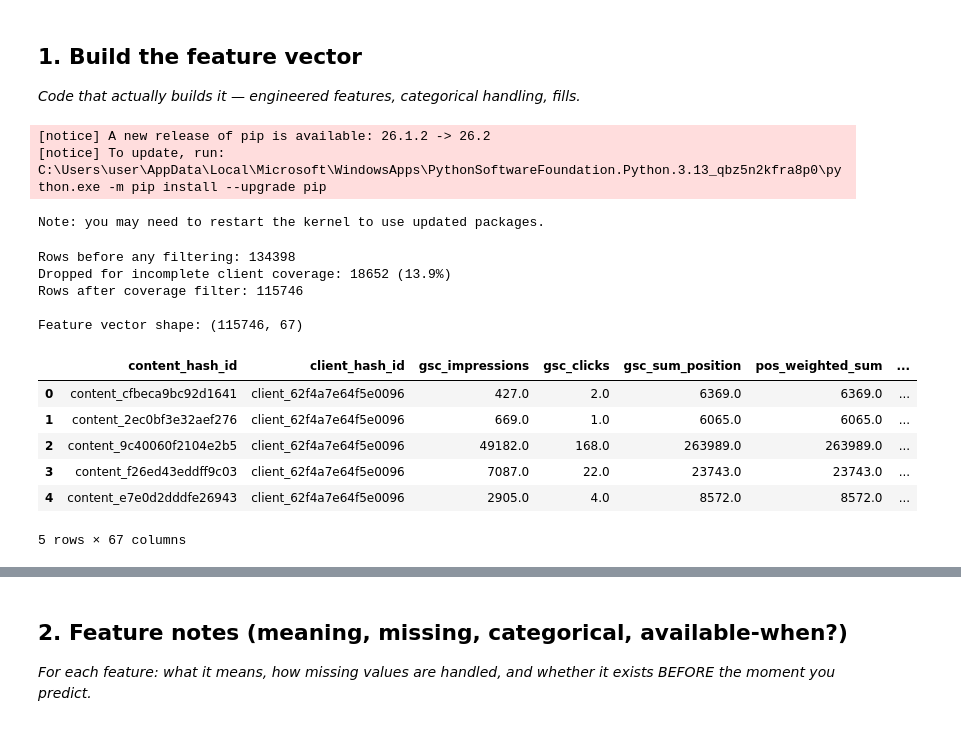
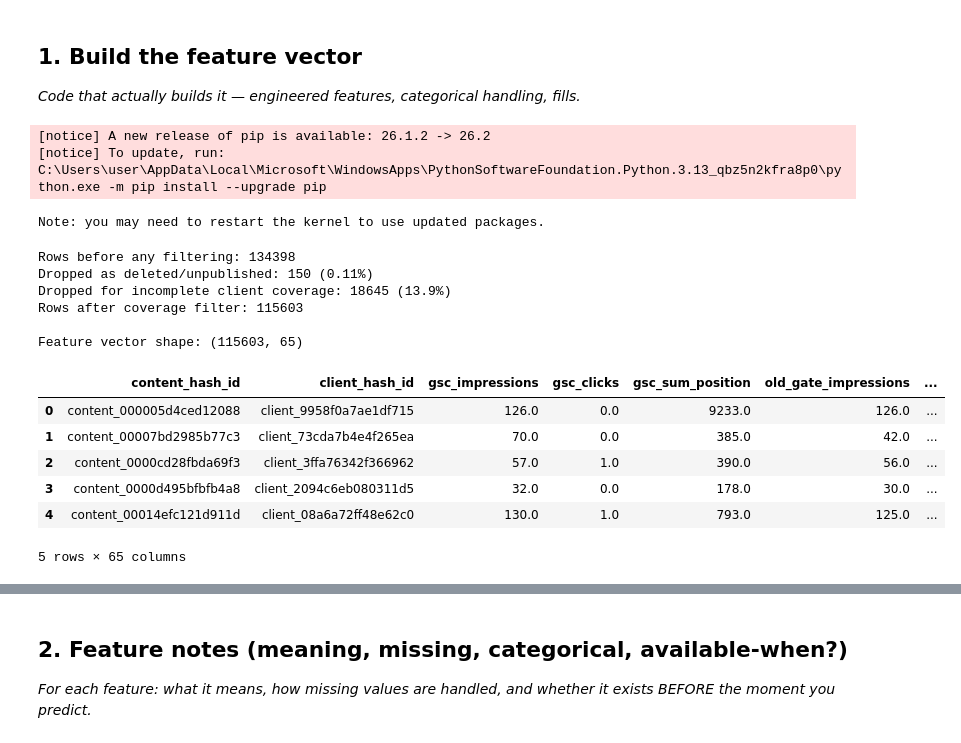
Before and after one commit to danielajetunmobi/flyrank, a Jupyter notebook: work/notebooks/w03_feature_leakage_check.ipynb, the cells around one changed output, grey strips where cells are left out. Saved outputs shown, nothing was run; the diff lists cells and outputs as text; code cells hidden in the pictures.

```diff
--- a/work/notebooks/w03_feature_leakage_check.ipynb
+++ b/work/notebooks/w03_feature_leakage_check.ipynb
@@ -51,8 +51,9 @@ WITH prior AS (
     SELECT content_hash_id, ANY_VALUE(client_hash_id) AS client_hash_id,
         SUM(gsc_impressions) AS gsc_impressions, SUM(gsc_clicks) AS gsc_clicks,
         SUM(gsc_sum_position) AS gsc_sum_position,
-        SUM(gsc_sum_position) FILTER (WHERE gsc_avg_position > 0) AS pos_weighted_sum,
-        SUM(gsc_impressions) FILTER (WHERE gsc_avg_position > 0) AS pos_weighted_impressions,
+        -- Reproduces the discarded gate (`gsc_avg_position > 0`) so the next
+        -- cell can measure what it used to throw away. Not a feature.
+        SUM(gsc_impressions) FILTER (WHERE gsc_avg_position > 0) AS old_gate_impressions,
         COUNT(*) FILTER (WHERE gsc_impressions > 0) AS days_with_impressions,
         COUNT(*) FILTER (WHERE ga4_sessions > 0) AS days_with_sessions,
         BOOL_OR(ga4_data_available) AS ga4_data_available,
@@ -74,19 +75,30 @@ WITH prior AS (
     GROUP BY content_hash_id
 ),
 future AS (
+
     SELECT content_hash_id, SUM(gsc_impressions) AS future_impressions
     FROM {REL}
     WHERE report_date >= DATE '{DECISION_DATE}'
-      AND report_date <= DATE '{DECISION_DATE}' + INTERVAL 30 DAY
+      AND report_date < DATE '{DECISION_DATE}' + INTERVAL 30 DAY
     GROUP BY content_hash_id
 )
 SELECT p.*, f.future_impressions
 FROM prior p JOIN future f USING (content_hash_id)
 WHERE p.trend_baseline_impr > 0 AND p.trend_recent_impr > 0
+-- Deterministic row order. Without it DuckDB may return rows in any order, so
+-- the train/test split shifts between runs even with a fixed seed -- results
+-- stop being reproducible from a fresh clone.
+ORDER BY content_hash_id
 """
 df = con.sql(query).df()
 
-df["gsc_avg_position"] = df["pos_weighted_sum"] / df["pos_weighted_impressions"].replace(0, np.nan)
+# Google's documented formula for GSC bulk-export data (https://support.google.com/webmasters/answer/12917991):
+#   average position (1-based) = SUM(sum_position) / SUM(impressions) + 1
+# sum_position is ZERO-based -- 0 is the top result. No filtering is needed:
+# zero-impression rows carry sum_position = 0, so they contribute nothing to
+# either side (verified: 0 rows violate this).
+df["gsc_avg_position"] = df["gsc_sum_position"] / df["gsc_impressions"] + 1
+assert df["gsc_avg_position"].notna().all(), "cohort should guarantee prior-window impressions"
 
 # dim_content carries its own client_hash_id; dropping it avoids a column
 # collision that silently breaks the dim_clients merge below.
@@ -98,6 +110,13 @@ clients = con.sql(f"SELECT client_hash_id, gsc_data_start FROM read_parquet('{cl
 df = df.merge(clients, on="client_hash_id", how="left")
 
 print("Rows before any filtering:", len(df))
+
+# Row filters named in the data contract but not previously applied. Deleted
+# pages decline at 86.6% vs 54.0% for live ones -- an artefact of removal, not
+# an SEO signal. Few in number here, but they do not belong in the population.
+live = df["is_deleted"].fillna(False).eq(False) & df["is_published"].fillna(True).eq(True)
+print("Dropped as deleted/unpublished:", (~live).sum(), f"({(~live).mean():.2%})")
+df = df[live].copy()
 
 prior_window_start = pd.Timestamp(DECISION_DATE) - pd.Timedelta(days=90)
 coverage_ok = df["gsc_data_start"].isna() | (df["gsc_data_start"] <= prior_window_start)
@@ -117,42 +136,41 @@ df["days_since_last_update"] = (decision_ts - pd.to_datetime(df["content_updated
 df["ctr"] = (df["gsc_clicks"] / df["gsc_impressions"].replace(0, np.nan) * 100).fillna(0)
 df["engagement_rate"] = (df["ga4_engaged_sessions"] / df["ga4_sessions"].replace(0, np.nan) * 100).fillna(0)
 df["scroll_rate"] = (df["scroll_events"] / df["ga4_pageviews"].replace(0, np.nan) * 100).fillna(0)
 
 # Flags must be computed BEFORE the fills below, or the missingness is erased.
-df["has_position_data"] = df["gsc_avg_position"].notna().astype(int)
 df["has_ga4_data"] = df["ga4_data_available"].fillna(False).astype(int)
 df["has_keyword_data"] = df["search_volume"].notna().astype(int)
 df["has_word_count"] = df["word_count"].notna().astype(int)
 df["has_backlink_data"] = df["backlinks"].notna().astype(int)
 
-df["gsc_avg_position"] = df["gsc_avg_position"].fillna(df["gsc_avg_position"].median())
 for col in ["search_volume", "competition", "cpc", "word_count", "char_count", "backlinks",
             "ga4_pageviews", "ga4_sessions", "ga4_users", "ga4_engaged_sessions",
             "ga4_total_engagement_sec", "sessions_organic", "sessions_direct", "scroll_events"]:
     df[col] = df[col].fillna(0)
 df["main_intent"] = df["main_intent"].fillna("unknown")
 df["content_type"] = df["content_type"].fillna("unknown")
 df["competition_level"] = df["competition_level"].fillna("unknown")
 
 for col in ["gsc_impressions", "gsc_clicks", "ga4_sessions", "search_volume", "backlinks",
             "scroll_events", "gsc_sum_position", "ga4_engaged_sessions"]:
     df[f"log_{col}"] = np.log1p(df[col])
 
 print("Feature vector shape:", df.shape)
 df.head()
 # %% [output]
 [notice] A new release of pip is available: 26.1.2 -> 26.2
 [notice] To update, run: C:\Users\user\AppData\Local\Microsoft\WindowsApps\PythonSoftwareFoundation.Python.3.13_qbz5n2kfra8p0\python.exe -m pip install --upgrade pip
 Note: you may need to restart the kernel to use updated packages.
 Rows before any filtering: 134398
-Dropped for incomplete client coverage: 18652 (13.9%)
-Rows after coverage filter: 115746
+Dropped as deleted/unpublished: 150 (0.11%)
+Dropped for incomplete client coverage: 18645 (13.9%)
+Rows after coverage filter: 115603
 
-Feature vector shape: (115746, 67)
+Feature vector shape: (115603, 65)
-|  | content_hash_id | client_hash_id | gsc_impressions | gsc_clicks | gsc_sum_position | pos_weighted_sum | ... |
-| 0 | content_cfbeca9bc92d1641 | client_62f4a7e64f5e0096 | 427.0 | 2.0 | 6369.0 | 6369.0 | ... |
-| 1 | content_2ec0bf3e32aef276 | client_62f4a7e64f5e0096 | 669.0 | 1.0 | 6065.0 | 6065.0 | ... |
-| 2 | content_9c40060f2104e2b5 | client_62f4a7e64f5e0096 | 49182.0 | 168.0 | 263989.0 | 263989.0 | ... |
-| 3 | content_f26ed43eddff9c03 | client_62f4a7e64f5e0096 | 7087.0 | 22.0 | 23743.0 | 23743.0 | ... |
-| 4 | content_e7e0d2dddfe26943 | client_62f4a7e64f5e0096 | 2905.0 | 4.0 | 8572.0 | 8572.0 | ... |
+|  | content_hash_id | client_hash_id | gsc_impressions | gsc_clicks | gsc_sum_position | old_gate_impressions | ... |
+| 0 | content_000005d4ced12088 | client_9958f0a7ae1df715 | 126.0 | 0.0 | 9233.0 | 126.0 | ... |
+| 1 | content_00007bd2985b77c3 | client_73cda7b4e4f265ea | 70.0 | 0.0 | 385.0 | 42.0 | ... |
+| 2 | content_0000cd28fbda69f3 | client_3ffa76342f366962 | 57.0 | 1.0 | 390.0 | 56.0 | ... |
+| 3 | content_0000d495bfbfb4a8 | client_2094c6eb080311d5 | 32.0 | 0.0 | 178.0 | 30.0 | ... |
+| 4 | content_00014efc121d911d | client_08a6a72ff48e62c0 | 130.0 | 1.0 | 793.0 | 125.0 | ... |
-5 rows × 67 columns
+5 rows × 65 columns
```
Also changed, not shown: parts of 19 cells of this notebook, 3 other files.
